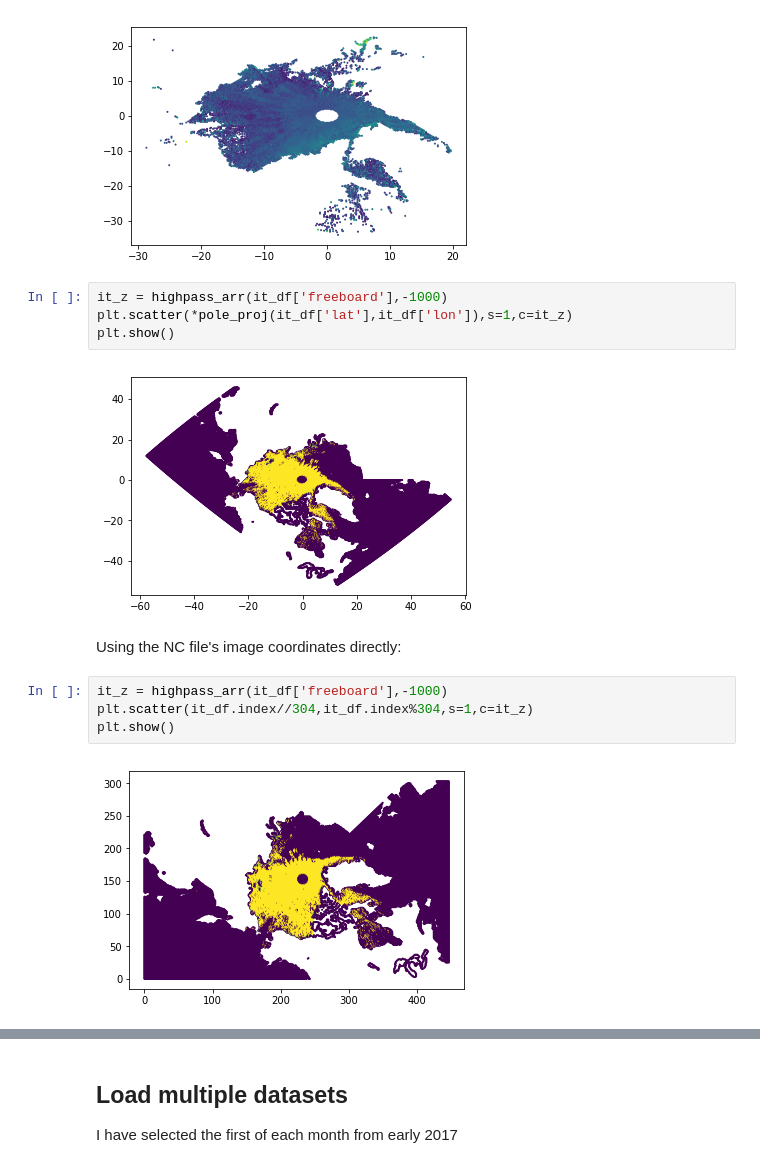
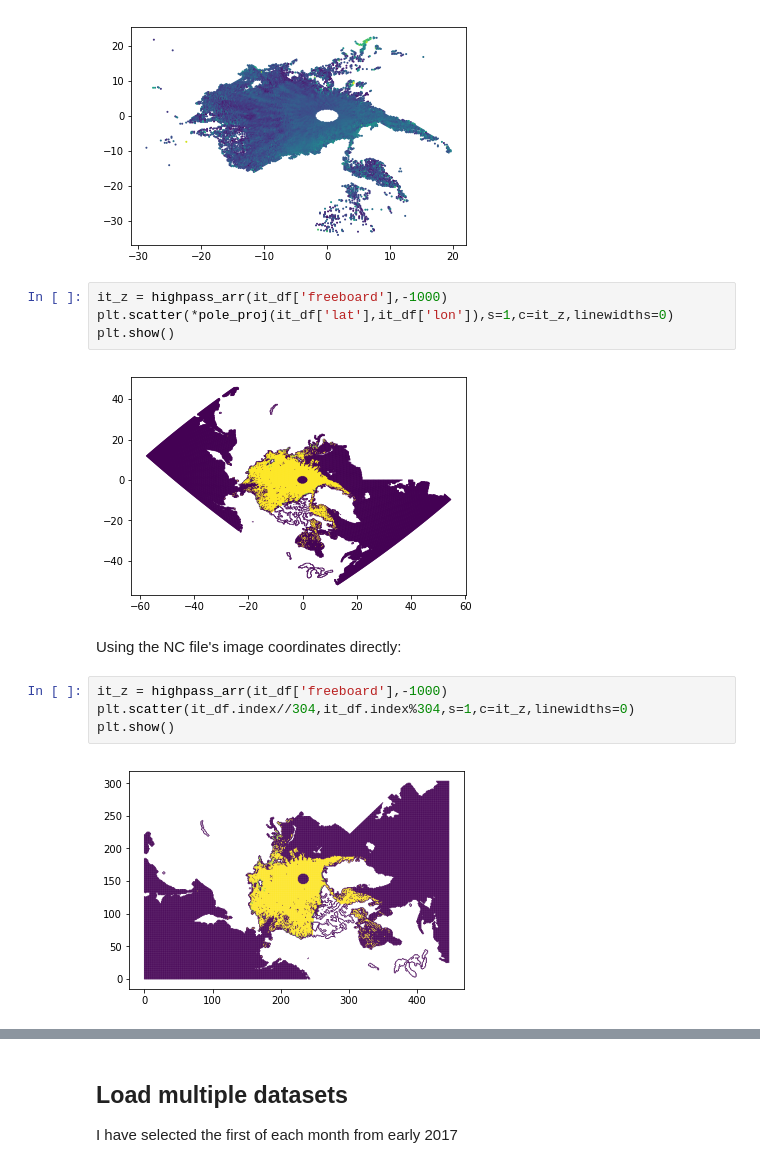
Before and after one commit to khmccurdy/arctic_ice_spaceapps, a Jupyter notebook: Arctic Ice Visualization.ipynb, the cells around one changed output, grey strips where cells are left out. Saved outputs shown, nothing was run; the diff lists cells and outputs as text.

Commit message:
More images

```diff
--- a/Arctic Ice Visualization.ipynb
+++ b/Arctic Ice Visualization.ipynb
@@ -55,17 +55,17 @@ plt.show()
 [figure]
 # %%
 it_z = highpass_arr(it_df['freeboard'],-1000)
-plt.scatter(*pole_proj(it_df['lat'],it_df['lon']),s=1,c=it_z)
+plt.scatter(*pole_proj(it_df['lat'],it_df['lon']),s=1,c=it_z,linewidths=0)
 plt.show()
 # %% [output]
-[figure, old version]
+[figure, new version]
 # %% [markdown]
 Using the NC file's image coordinates directly:
 # %%
 it_z = highpass_arr(it_df['freeboard'],-1000)
-plt.scatter(it_df.index//304,it_df.index%304,s=1,c=it_z)
+plt.scatter(it_df.index//304,it_df.index%304,s=1,c=it_z,linewidths=0)
 plt.show()
 # %% [output]
-[figure, old version]
+[figure, new version]
 # %%
 it_z = highpass_arr(it_df['ice_con'],-10)
```
Also changed, not shown: parts of 1 cell of this notebook, 4 other files.
